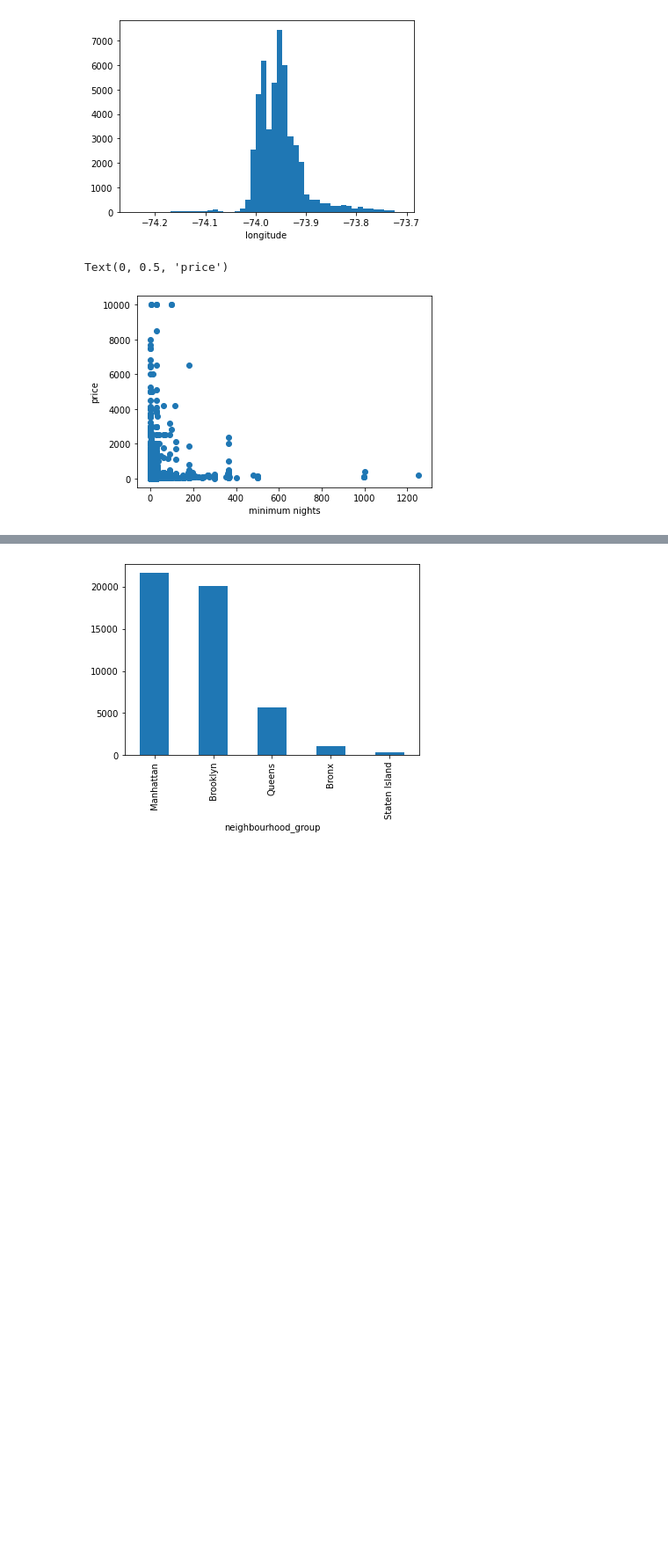
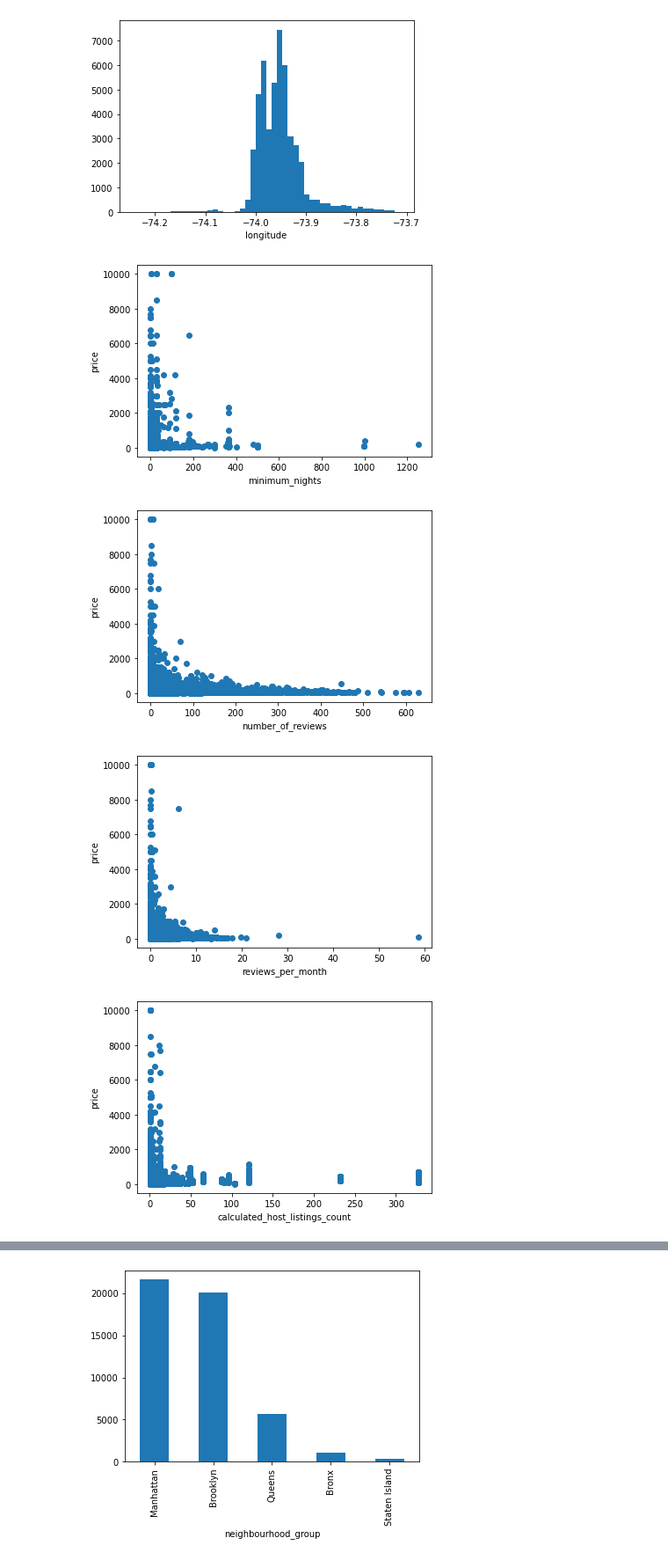
Before and after one commit to Sram777/AirBnb-EDA, a Jupyter notebook: Airbnb-EDA.ipynb, the cells around one changed output, grey strips where cells are left out. Shown: that part at 88% size. Saved outputs shown, nothing was run; the diff lists cells and outputs as text; code cells hidden in the pictures; blank space fills up the shorter version.

```diff
--- a/Airbnb-EDA.ipynb
+++ b/Airbnb-EDA.ipynb
@@ -5,7 +5,8 @@ import numpy as np
 import matplotlib.pyplot as plt
 import seaborn as sns
 # %%
-df=pd.read_csv(r"airbnb-kaggle\AB_NYC_2019.csv")
+#Input data
+df=pd.read_csv(r"AB_NYC_2019.csv")
 # %%
 df.head(3)
 # %% [output]
@@ -201,9 +197,14 @@ for i in Dist_req_var:
 [figure]
 [figure]
 # %%
-plt.scatter(df['minimum_nights'],df['price'])
-plt.xlabel("minimum nights")
-plt.ylabel("price")
+# Scatter plot of numerical variables vs Price
+for i in Dist_req_var[1:]:
+    plt.scatter(df[i],df['price'])
+    plt.xlabel(i)
+    plt.ylabel("price")
+    plt.show()
 # %% [output]
-Text(0, 0.5, 'price')
 [figure]
+[figure, added]
+[figure, added]
+[figure, added]
```
Also changed, not shown: parts of 47 cells of this notebook.
